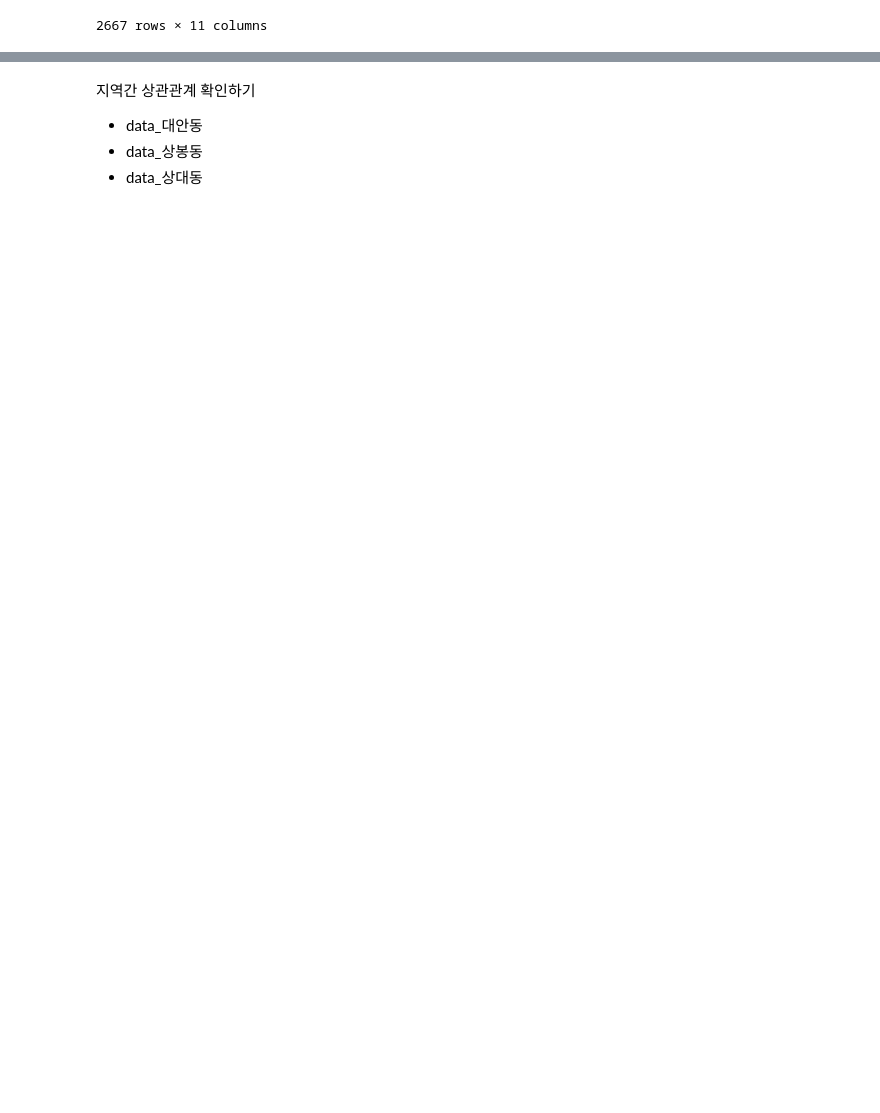
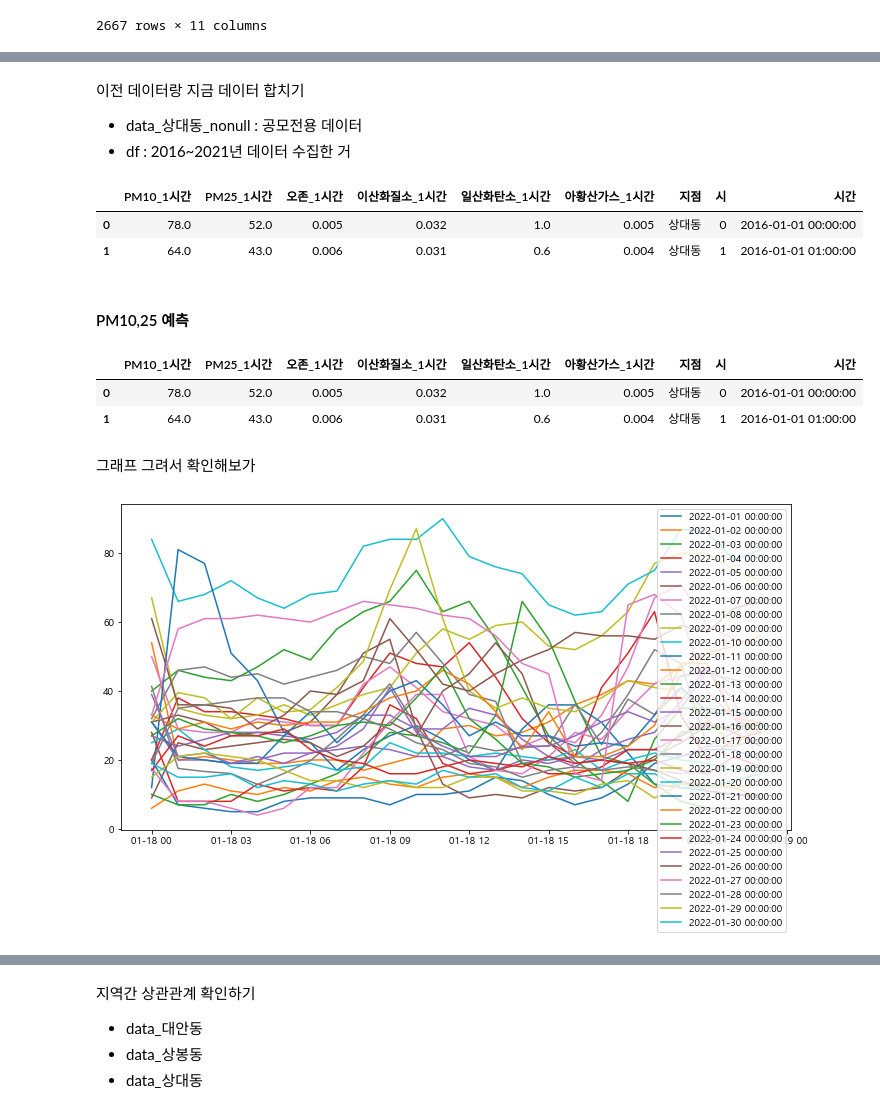
Before and after one commit to yxbxn/smart_farm, a Jupyter notebook: Code/추가변수 수집.ipynb, the cells around one changed output, grey strips where cells are left out. Drawn from its saved outputs; the diff is of its cells as text; code cells hidden in the pictures; blank space fills up the shorter version.

```diff
--- a/Code/추가변수 수집.ipynb
+++ b/Code/추가변수 수집.ipynb
@@ -958,0 +990,2 @@ air_data = pd.concat(all_data,axis=0,ignore_index = True)
+# %%
+air_data["지점"] = "상대동"
@@ -958,0 +1028,63 @@ air_data = pd.concat(all_data,axis=0,ignore_index = True)
+# %% [markdown]
+이전 데이터랑 지금 데이터 합치기
+- data_상대동_nonull : 공모전용 데이터
+- df : 2016~2021년 데이터 수집한 거
+# %%
+data_상대동_df = pd.concat([data_상대동_nonull,df],axis=0).drop_duplicates(['시간'], keep = 'last').reset_index(drop=True)
+# %%
+data_상대동_df.drop(["년월일","월"],axis=1,inplace=True)
+
+data_상대동_df = data_상대동_df.sort_values("시간").reset_index(drop=True)
+# %%
+data_상대동_df.head(2)
+# %% [output]
+|  | PM10_1시간 | PM25_1시간 | 오존_1시간 | 이산화질소_1시간 | 일산화탄소_1시간 | 아황산가스_1시간 | 지점 | 시 | 시간 |
+| 0 | 78.0 | 52.0 | 0.005 | 0.032 | 1.0 | 0.005 | 상대동 | 0 | 2016-01-01 00:00:00 |
+| 1 | 64.0 | 43.0 | 0.006 | 0.031 | 0.6 | 0.004 | 상대동 | 1 | 2016-01-01 01:00:00 |
+# %% [markdown]
+#### PM10,25 예측
+# %%
+import lightgbm as lgbm
+copy = data_상대동_df.copy()
+df_all_nonull = copy.dropna(axis=0,how="any")
+
+for col in ["PM10_1시간","PM25_1시간"]:
+
+    pm10 = copy[copy[col].isnull()]
+    # col만 null인 데이터
+
+    col_lst = ["아황산가스_1시간","일산화탄소_1시간","오존_1시간","이산화질소_1시간"]
+
+    X = df_all_nonull[col_lst] ; y = df_all_nonull[col]
+
+    reg = lgbm.LGBMRegressor()
+    reg.fit(X=X,y=y)
+    predicted = reg.predict(pm10[col_lst])
+
+    pm10[col] = predicted
+
+    for idx in pm10.index:
+        copy.loc[idx,col] = pm10.loc[idx,col]
+
+    # 이제 df에서 col null값 채우기
+# %%
+copy.head(2)
+# %% [output]
+|  | PM10_1시간 | PM25_1시간 | 오존_1시간 | 이산화질소_1시간 | 일산화탄소_1시간 | 아황산가스_1시간 | 지점 | 시 | 시간 |
+| 0 | 78.0 | 52.0 | 0.005 | 0.032 | 1.0 | 0.005 | 상대동 | 0 | 2016-01-01 00:00:00 |
+| 1 | 64.0 | 43.0 | 0.006 | 0.031 | 0.6 | 0.004 | 상대동 | 1 | 2016-01-01 01:00:00 |
+# %% [markdown]
+그래프 그려서 확인해보가
+# %%
+# 그림 그리기
+copy["년월일"] = copy["시간"].apply(lambda x : str(x).split(" ")[0])
+fig,ax = plt.subplots(1,1,figsize=(12,6))
+
+
+for date in pd.date_range("2022-01-01","2022-01-30"):
+    plt.plot(copy[copy["년월일"] == "2022-01-18"]["시간"],copy[copy["년월일"] == str(date).split(" ")[0]]["PM10_1시간"],label=date)
+
+plt.legend()
+plt.show()
+# %% [output]
+[figure, added]
```
Also changed, not shown: parts of 52 cells of this notebook.
